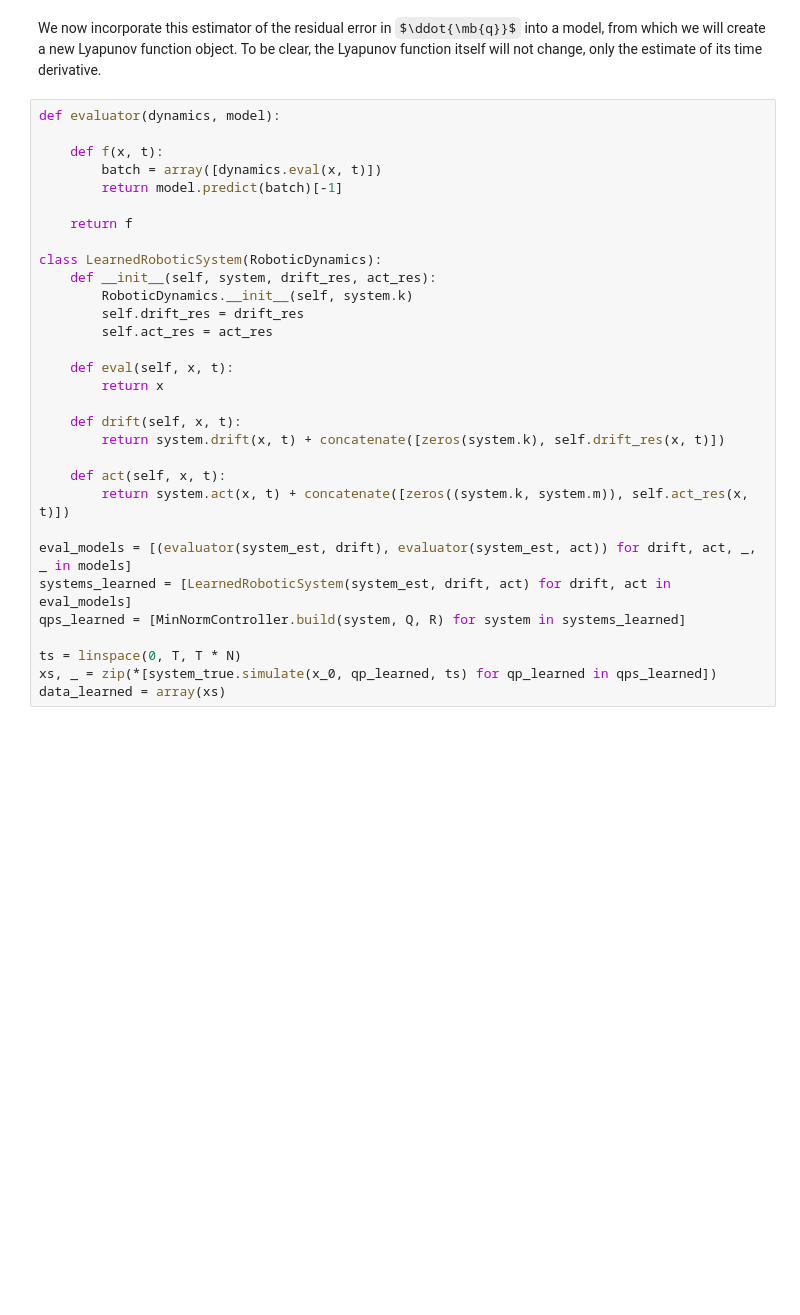
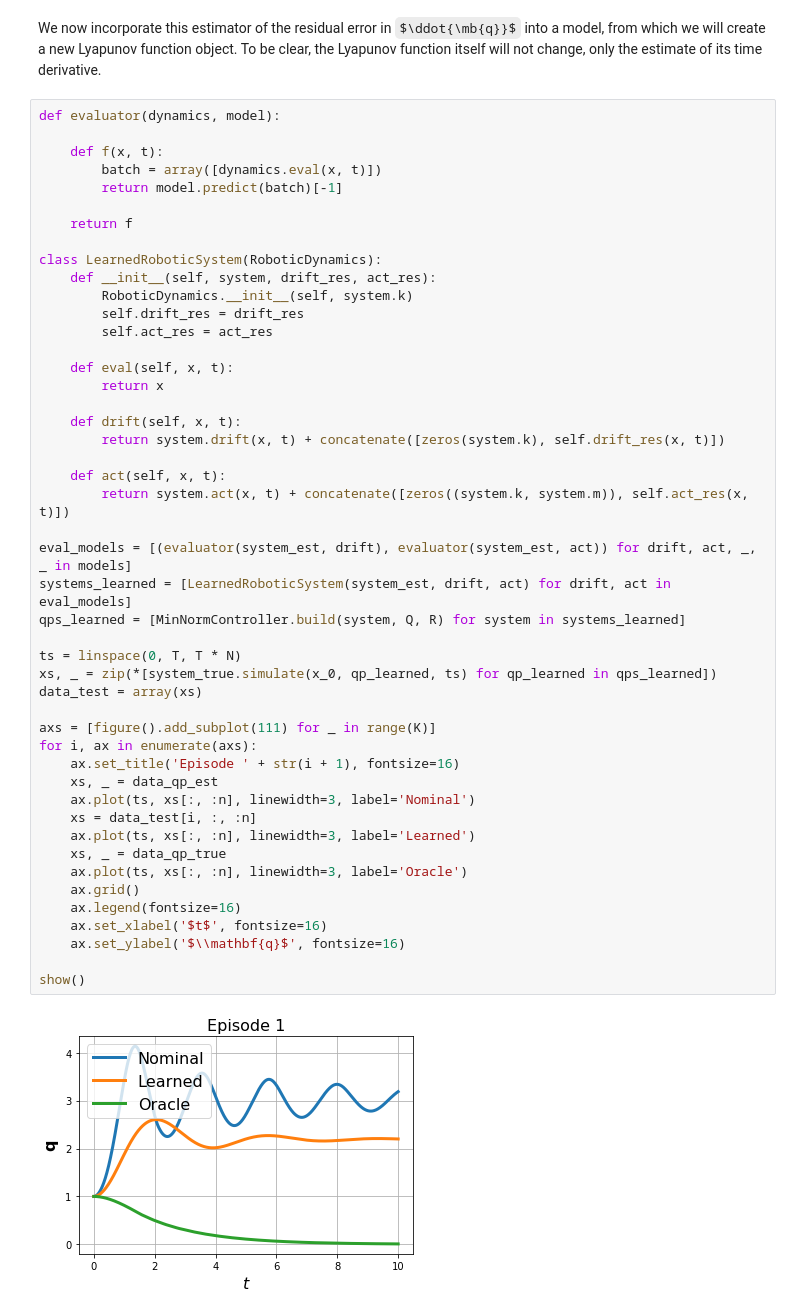
Before and after one commit to vdorobantu/lyapy, a Jupyter notebook: inverted-pendulum.ipynb, the cells around one changed output. Drawn from its saved outputs; the diff is of its cells as text; some formulas as TeX source; blank space fills up the shorter version.

```diff
--- a/inverted-pendulum.ipynb
+++ b/inverted-pendulum.ipynb
@@ -598,31 +599,49 @@ We now incorporate this estimator of the residual error in $\ddot{\mb{q}}$ into
 # %%
 def evaluator(dynamics, model):
 
     def f(x, t):
         batch = array([dynamics.eval(x, t)])
         return model.predict(batch)[-1]
 
     return f
 
 class LearnedRoboticSystem(RoboticDynamics):
     def __init__(self, system, drift_res, act_res):
         RoboticDynamics.__init__(self, system.k)
         self.drift_res = drift_res
         self.act_res = act_res
 
     def eval(self, x, t):
         return x
 
     def drift(self, x, t):
         return system.drift(x, t) + concatenate([zeros(system.k), self.drift_res(x, t)])
 
     def act(self, x, t):
         return system.act(x, t) + concatenate([zeros((system.k, system.m)), self.act_res(x, t)])
 
 eval_models = [(evaluator(system_est, drift), evaluator(system_est, act)) for drift, act, _, _ in models]
 systems_learned = [LearnedRoboticSystem(system_est, drift, act) for drift, act in eval_models]
 qps_learned = [MinNormController.build(system, Q, R) for system in systems_learned]
 
 ts = linspace(0, T, T * N)
 xs, _ = zip(*[system_true.simulate(x_0, qp_learned, ts) for qp_learned in qps_learned])
-data_learned = array(xs)
+data_test = array(xs)
+
+axs = [figure().add_subplot(111) for _ in range(K)]
+for i, ax in enumerate(axs):
+    ax.set_title('Episode ' + str(i + 1), fontsize=16)
+    xs, _ = data_qp_est
+    ax.plot(ts, xs[:, :n], linewidth=3, label='Nominal')
+    xs = data_test[i, :, :n]
+    ax.plot(ts, xs[:, :n], linewidth=3, label='Learned')
+    xs, _ = data_qp_true
+    ax.plot(ts, xs[:, :n], linewidth=3, label='Oracle')
+    ax.grid()
+    ax.legend(fontsize=16)
+    ax.set_xlabel('$t$', fontsize=16)
+    ax.set_ylabel('$\\mathbf{q}$', fontsize=16)
+
+show()
+# %% [output]
+[figure, added]
```
Also changed, not shown: parts of 20 cells of this notebook.
